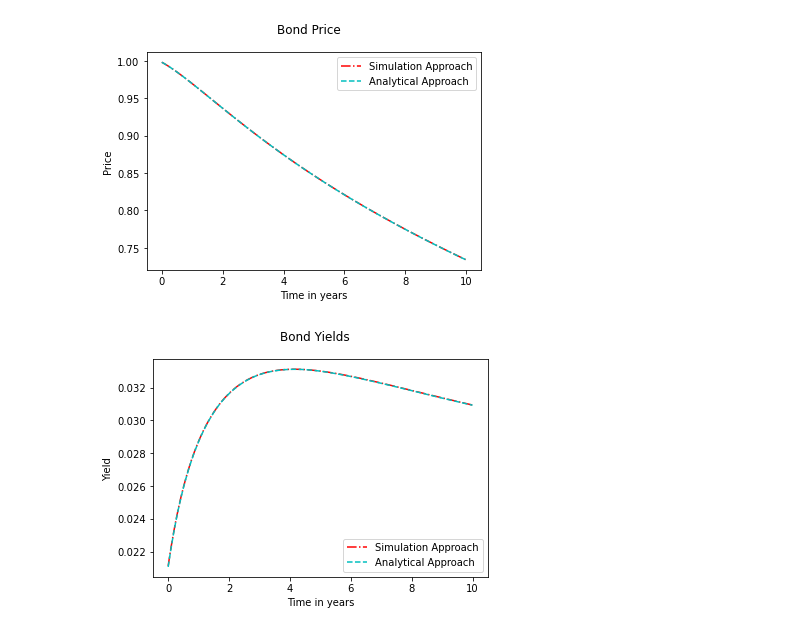
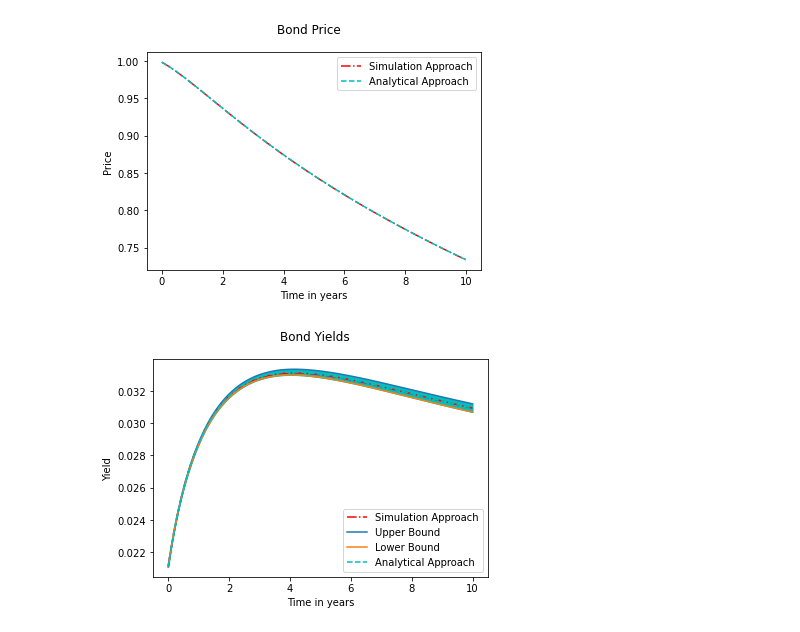
Before and after one commit to L00shui/Project3, a Jupyter notebook: Project3.ipynb, the cells around one changed output. Drawn from its saved outputs; the diff is of its cells as text; code cells hidden in the pictures.

```diff
--- a/Project3.ipynb
+++ b/Project3.ipynb
@@ -74,0 +68,6 @@ plt.show()
+# %%
+# Investigate y
+for i in range(2):
+    plt.plot(t,y[i,:], linewidth=.6)
+plt.suptitle('y analysis')
+plt.show()
@@ -74,0 +76,6 @@ plt.show()
+# %%
+# Investigate r
+for i in range(2):
+    plt.plot(t,r[i,:], linewidth=.6)
+plt.suptitle('r analysis')
+plt.show()
@@ -78,20 +87,31 @@ Q3 Use 10000 paths to obtain MC estimate of bond yields
 Compute bond yields through MC approach
 # %%
 # Simulation Method
+from scipy.stats import norm
 def Yields_mat(a, b, sigma, alpha, beta, eta, lamda, Nsim, T, x_0, y_0):
     Pt0 = []
     yt = []
+    yt_upper = []
+    yt_lower = []
     Ntime = T*12*21
     dt = 1/252
     r = np.full((Nsim, Ntime+1), np.nan)
     r = Euler_sch(a, b, sigma, alpha, beta, eta, lamda, Nsim,Ntime, x_0, y_0)[2]
     for i in range(T*12):
         length = (i+1)*21
+        # Construct the 95% confidence Interval
         pt0 = np.mean(np.exp(-np.sum(r[:,0:length],axis=1)*dt))
+        std = np.std(np.exp(-np.sum(r[:,0:length],axis=1)*dt))
+       # std = np.std(np.log(1/np.exp(-np.sum(r[:,0:length],axis=1)*dt))/((i+1)/12))
+
+        #print(std)
         Pt0 += [pt0]
-        yt += [np.log(1/pt0)/((i+1)/12)]
+        y_t = np.log(1/pt0)/((i+1)/12)
+        yt += [y_t]
+        yt_upper += [y_t + norm.ppf(0.975)*std/np.sqrt(Nsim)]
+        yt_lower += [y_t - norm.ppf(0.975)*std/np.sqrt(Nsim)]
 
-    return Pt0, yt
+    return Pt0, yt, yt_upper, yt_lower
 # %% [markdown]
 Compute bond yields analytically
 # %%
@@ -130,7 +150,7 @@ lamda = 0.75
 T = 10
 Nsim2 = 10000
 # Compute based on simulation
-Pt, yt = Yields_mat(a, b, sigma, alpha, beta, eta, lamda, Nsim2,T, x_0, y_0)
+Pt, yt, yt_upper, yt_lower = Yields_mat(a, b, sigma, alpha, beta, eta, lamda, Nsim2,T, x_0, y_0)
 # Compute analyticaly
 Pt2, yt2 = Price_analy(a,b,lamda,sigma,eta,alpha,T,beta,y_0,x_0)
 # %%
@@ -146,11 +166,14 @@ plt.show()
 [figure]
 # %%
 plt.plot(time,yt2,'-.',color='r',label='Simulation Approach')
+plt.plot(time,yt_upper,label='Upper Bound')
+plt.plot(time,yt_lower,label='Lower Bound')
 plt.plot(time,yt,'--',color='c',label='Analytical Approach')
 plt.legend()
+plt.fill_between(time, yt_upper, yt_lower, color='c')
 plt.xlabel('Time in years')
 plt.ylabel('Yield')
 plt.suptitle('Bond Yields')
 plt.show()
 # %% [output]
-[figure, old version]
+[figure, new version]
```
Also changed, not shown: parts of 14 cells of this notebook.
